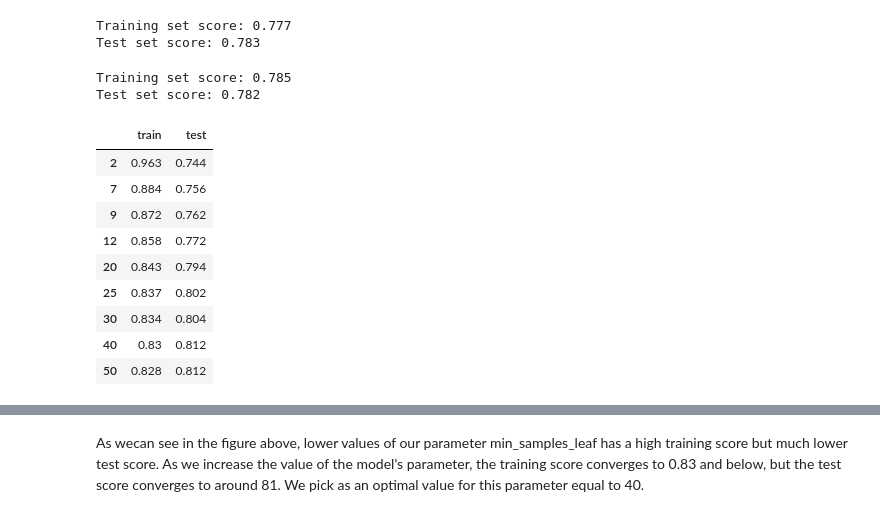
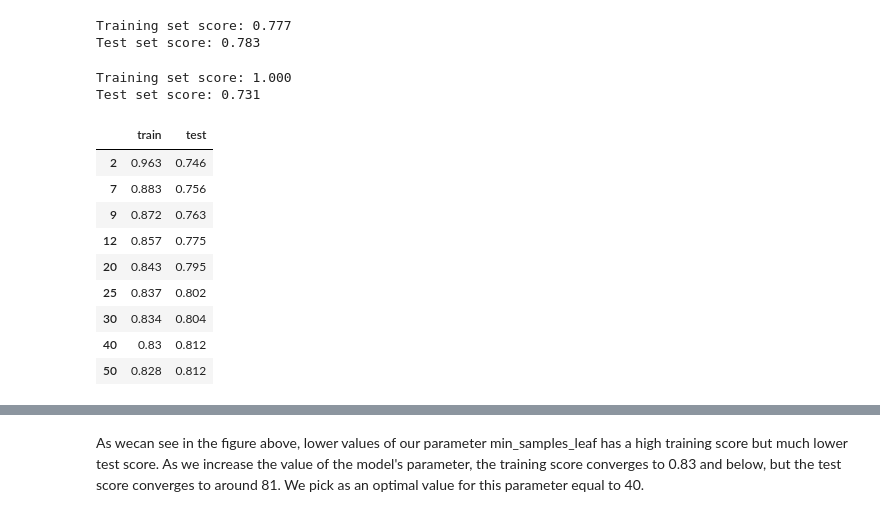
Before and after one commit to AlexTouvras/supervised_learning, a Jupyter notebook: Assignment_1.ipynb, the cells around one changed output, grey strips where cells are left out. Saved outputs shown, nothing was run; the diff lists cells and outputs as text; code cells hidden in the pictures.

```diff
--- a/Assignment_1.ipynb
+++ b/Assignment_1.ipynb
@@ -250,33 +226,33 @@ from sklearn.tree import DecisionTreeClassifier
 tree = DecisionTreeClassifier(random_state=42)
 tree.fit(X_train, y_train)
 
-print("Training set score: {:.3f}".format(KNreg.score(X_train, y_train)))
-print("Test set score: {:.3f}".format(KNreg.score(X_test, y_test)))
+print("Training set score: {:.3f}".format(tree.score(X_train, y_train)))
+print("Test set score: {:.3f}".format(tree.score(X_test, y_test)))
 # %% [output]
-Training set score: 0.785
-Test set score: 0.782
+Training set score: 1.000
+Test set score: 0.731
 # %%
 # Different values for the model parameter alpha
 min_samples_leaf = [2, 7, 9, 12, 20, 25, 30, 40, 50]
 
 columns = ['train', 'test']
-score = pd.DataFrame(columns = columns, index= neighbors)
+score = pd.DataFrame(columns = columns, index= min_samples_leaf)
 
 for param in range(0, len(min_samples_leaf)):
     tree = DecisionTreeClassifier(min_samples_leaf = min_samples_leaf[param])
     # Train the model using the training sets
     tree = tree.fit(X_train, y_train)
     # Calculate R-squared for both test / train samples ElasticNet
     score.at[min_samples_leaf[param],'train'] = round(tree.score(X_train,y_train),3)
     score.at[min_samples_leaf[param],'test'] = round(tree.score(X_test,y_test),3)
 score
 # %% [output]
 |  | train | test |
-| 2 | 0.963 | 0.744 |
-| 7 | 0.884 | 0.756 |
-| 9 | 0.872 | 0.762 |
-| 12 | 0.858 | 0.772 |
-| 20 | 0.843 | 0.794 |
+| 2 | 0.963 | 0.746 |
+| 7 | 0.883 | 0.756 |
+| 9 | 0.872 | 0.763 |
+| 12 | 0.857 | 0.775 |
+| 20 | 0.843 | 0.795 |
 | 25 | 0.837 | 0.802 |
 | 30 | 0.834 | 0.804 |
 | 40 | 0.83 | 0.812 |
```
Also changed, not shown: parts of 15 cells of this notebook.
